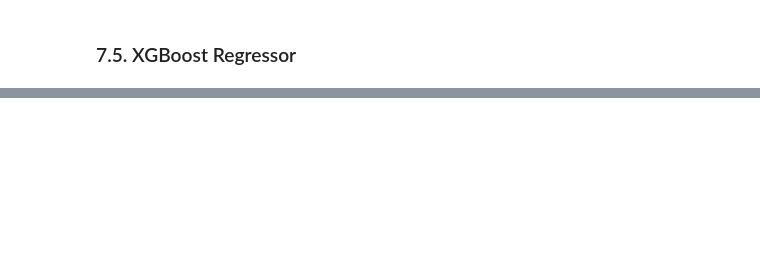
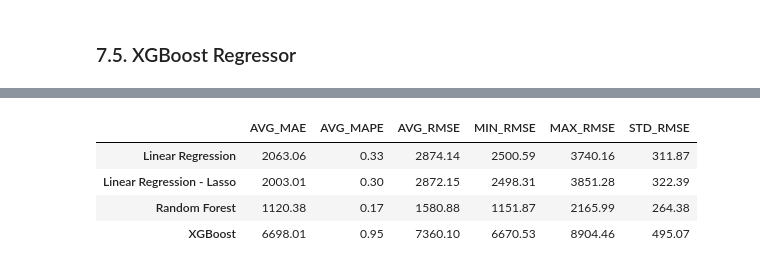
Before and after one commit to igorvgp/DS_rossmann_stores, a Jupyter notebook: m07_v01_store_sales_prediction.ipynb, the cells around one changed output, grey strips where cells are left out. Saved outputs shown, nothing was run; the diff lists cells and outputs as text; code cells hidden in the pictures; blank space fills up the shorter version.

```diff
--- a/m07_v01_store_sales_prediction.ipynb
+++ b/m07_v01_store_sales_prediction.ipynb
@@ -1068,0 +1157,13 @@ modelling_result
+# %%
+errors = pd.DataFrame({'Linear Regression':[2063.06,	0.33,	2874.14,	2500.59,	3740.16,	311.87],
+'Linear Regression - Lasso':[2003.01,	0.30,	2872.15,	2498.31,	3851.28,	322.39],
+'Random Forest':[1120.38,	0.17,	1580.88,	1151.87,	2165.99,	264.38],
+'XGBoost':[6698.01,	0.95,	7360.10,	6670.53,	8904.46,	495.07]}).T
+errors.columns = ['AVG_MAE','AVG_MAPE','AVG_RMSE','MIN_RMSE','MAX_RMSE','STD_RMSE']
+errors
+# %% [output]
+|  | AVG_MAE | AVG_MAPE | AVG_RMSE | MIN_RMSE | MAX_RMSE | STD_RMSE |
+| Linear Regression | 2063.06 | 0.33 | 2874.14 | 2500.59 | 3740.16 | 311.87 |
+| Linear Regression - Lasso | 2003.01 | 0.30 | 2872.15 | 2498.31 | 3851.28 | 322.39 |
+| Random Forest | 1120.38 | 0.17 | 1580.88 | 1151.87 | 2165.99 | 264.38 |
+| XGBoost | 6698.01 | 0.95 | 7360.10 | 6670.53 | 8904.46 | 495.07 |
```
Also changed, not shown: parts of 26 cells of this notebook.
